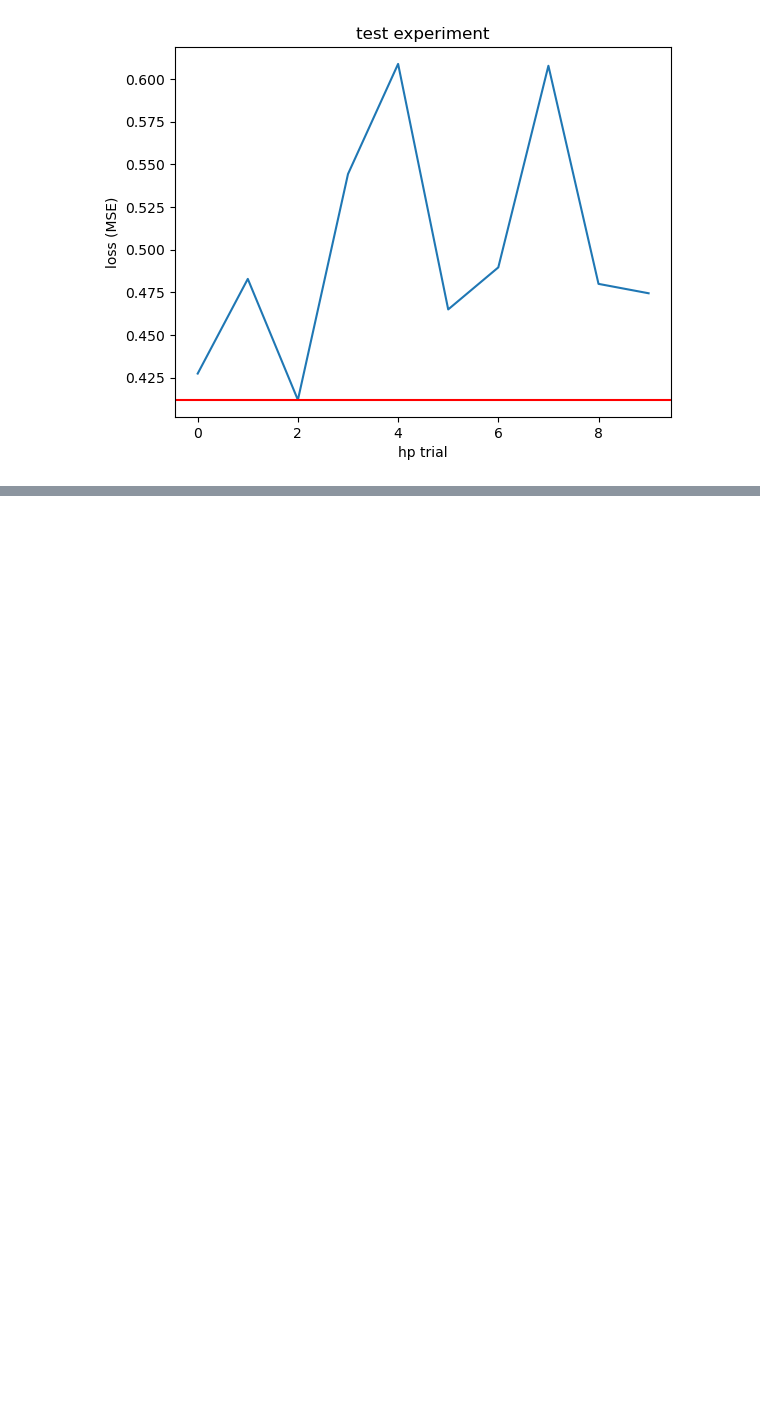
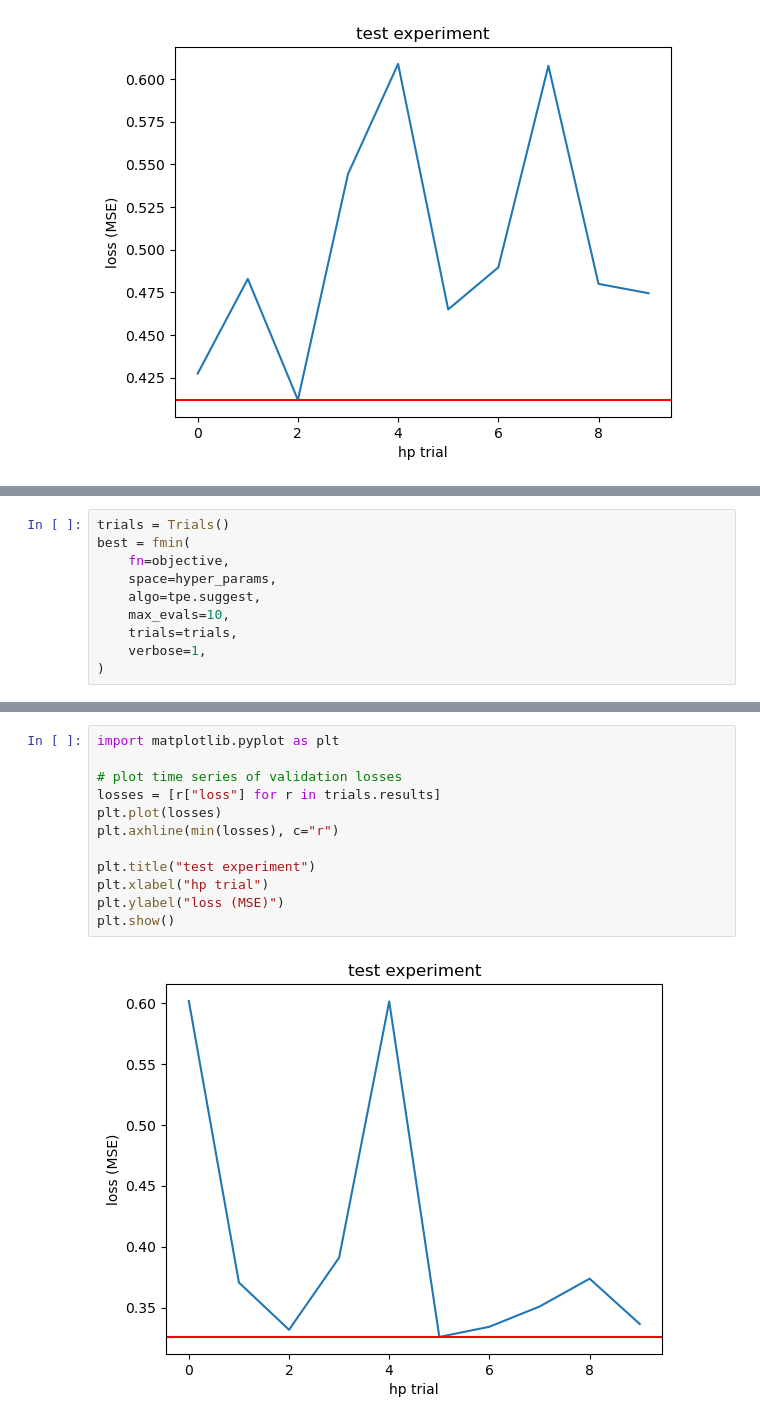
Before and after one commit to mcnewcp/keras-tune-workflow, a Jupyter notebook: 02-hyperopt.ipynb, the cells around one changed output, grey strips where cells are left out. Drawn from its saved outputs; the diff is of its cells as text; blank space fills up the shorter version.

Commit message:
add hyperopt cv experiment

```diff
--- a/02-hyperopt.ipynb
+++ b/02-hyperopt.ipynb
@@ -213,0 +268,10 @@ trials.losses()
+# %%
+trials = Trials()
+best = fmin(
+    fn=objective,
+    space=hyper_params,
+    algo=tpe.suggest,
+    max_evals=10,
+    trials=trials,
+    verbose=1,
+)
@@ -213,0 +313,14 @@ trials.losses()
+# %%
+import matplotlib.pyplot as plt
+
+# plot time series of validation losses
+losses = [r["loss"] for r in trials.results]
+plt.plot(losses)
+plt.axhline(min(losses), c="r")
+
+plt.title("test experiment")
+plt.xlabel("hp trial")
+plt.ylabel("loss (MSE)")
+plt.show()
+# %% [output]
+[figure, added]
```
Also changed, not shown: parts of 12 cells of this notebook.
